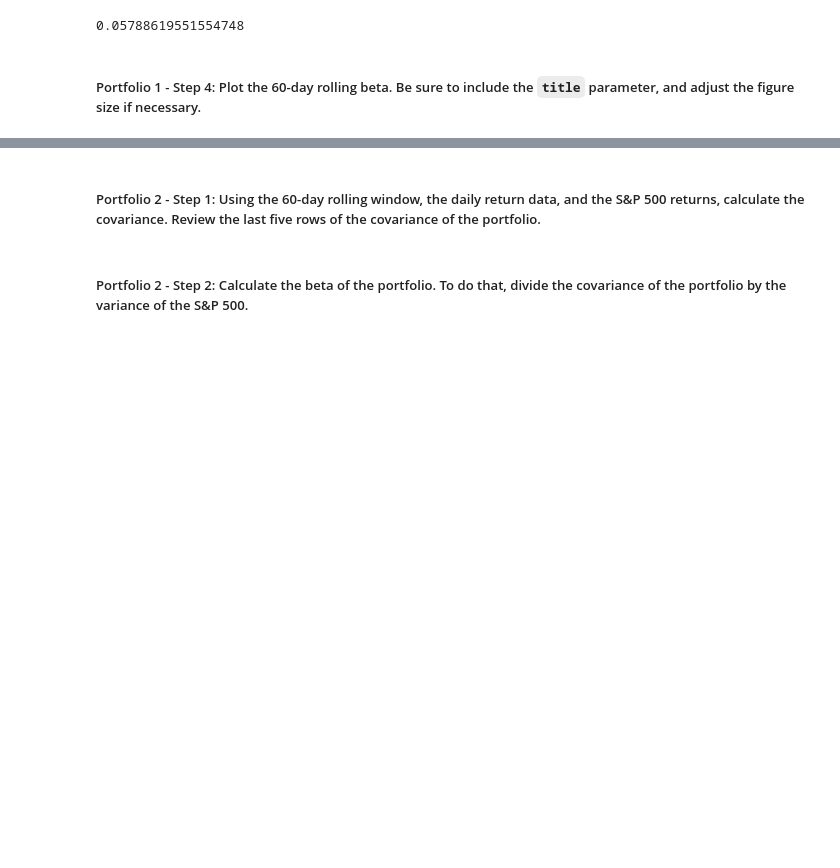
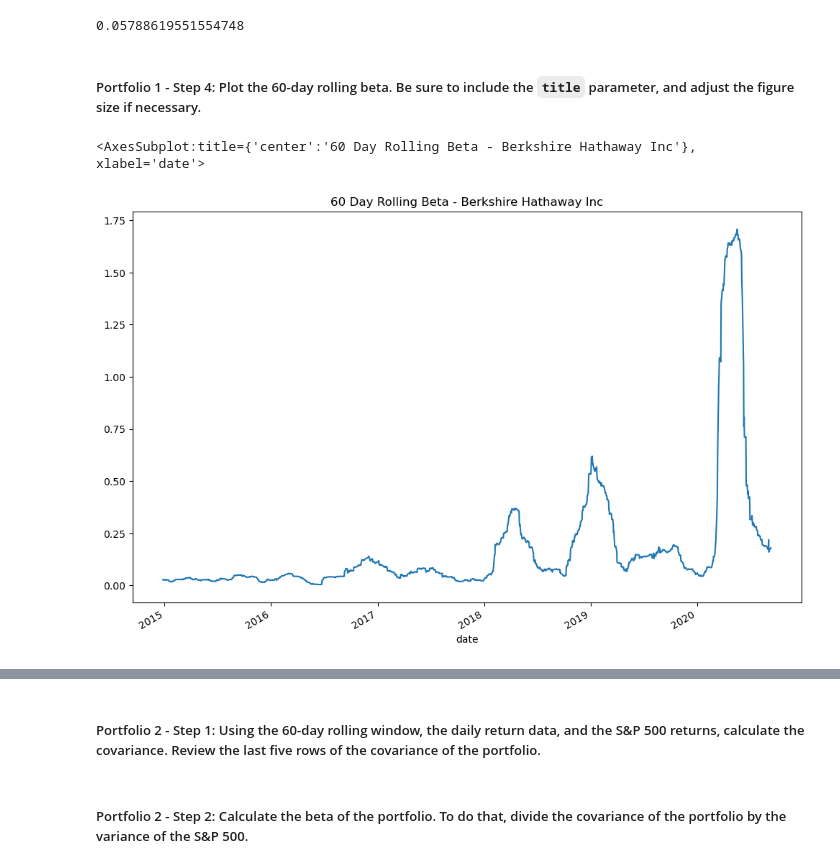
Before and after one commit to djohnst914/Risk_Analysis_Investment_Opportunities, a Jupyter notebook: risk_return_analysis.ipynb, the cells around one changed output, grey strips where cells are left out. Saved outputs shown, nothing was run; the diff lists cells and outputs as text; code cells hidden in the pictures; blank space fills up the shorter version.

Commit message:
plot rolling betas

```diff
--- a/risk_return_analysis.ipynb
+++ b/risk_return_analysis.ipynb
@@ -497,7 +497,10 @@ tig_beta_avg
 # %%
 # Plot the rolling beta for Berkshire Portfolio
 # Include a title parameter and adjust the figure size
-# YOUR CODE HERE
+berk_beta.plot(figsize=(12,8), title="60 Day Rolling Beta - Berkshire Hathaway Inc")
+# %% [output]
+<AxesSubplot:title={'center':'60 Day Rolling Beta - Berkshire Hathaway Inc'}, xlabel='date'>
+[figure, added]
 # %%
 # Plot the rolling beta for Tiger Portfolio
 # Include a title parameter and adjust the figure size
```
Also changed, not shown: parts of 1 cell of this notebook.
